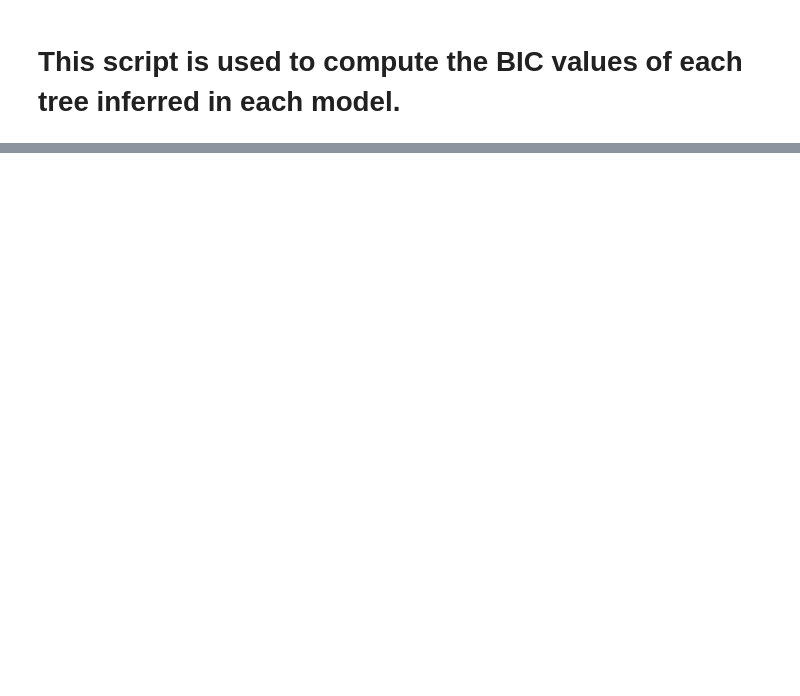
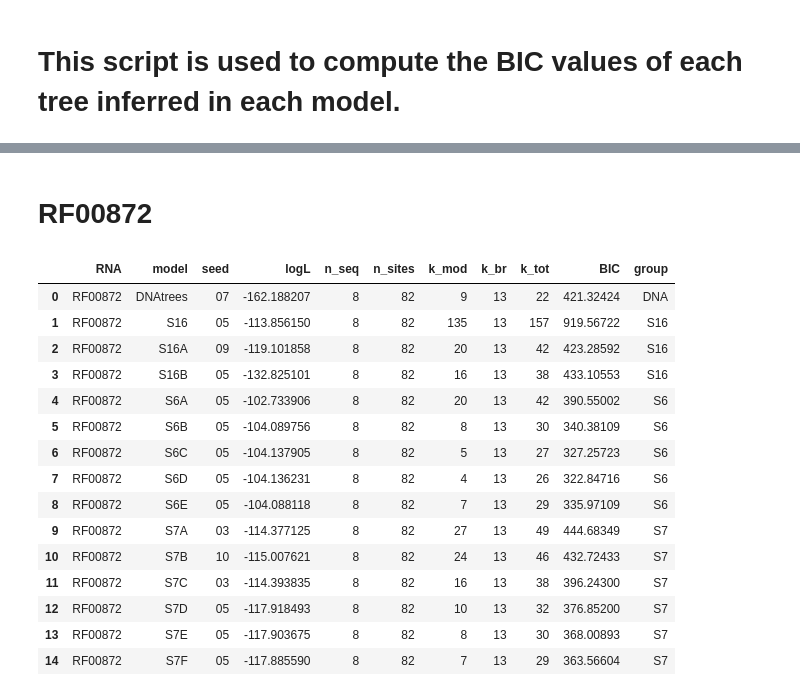
Before and after one commit to vannguyenh/RNAPhylo, a Jupyter notebook: scripts/analysis_scripts/TreeComparison_BIC_LH.ipynb, the cells around one changed output, grey strips where cells are left out. Saved outputs shown, nothing was run; the diff lists cells and outputs as text; code cells hidden in the pictures; blank space fills up the shorter version.

```diff
--- a/scripts/analysis_scripts/TreeComparison_BIC_LH.ipynb
+++ b/scripts/analysis_scripts/TreeComparison_BIC_LH.ipynb
@@ -141,0 +209,30 @@ TypeError: unsupported operand type(s) for *: 'int' and 'NoneType'
+# %% [markdown]
+# RF00872
+# %%
+df_00872 = df[df['RNA'] =='RF00872' ]
+
+# within each model, pick the replicate with highest logL
+idx_ll = df_00872.groupby('model')['logL'].idxmax()
+best_by_ll = df_00872.loc[idx_ll].reset_index(drop=True)
+
+# tag each model's family: S6*, S7*, S16*
+best_by_ll['group'] = best_by_ll['model'].str.extract(r'^(S6|S7|S16|DNA)')
+
+best_by_ll
+# %% [output]
+|  | RNA | model | seed | logL | n_seq | n_sites | k_mod | k_br | k_tot | BIC | group |
+| 0 | RF00872 | DNAtrees | 07 | -162.188207 | 8 | 82 | 9 | 13 | 22 | 421.32424 | DNA |
+| 1 | RF00872 | S16 | 05 | -113.856150 | 8 | 82 | 135 | 13 | 157 | 919.56722 | S16 |
+| 2 | RF00872 | S16A | 09 | -119.101858 | 8 | 82 | 20 | 13 | 42 | 423.28592 | S16 |
+| 3 | RF00872 | S16B | 05 | -132.825101 | 8 | 82 | 16 | 13 | 38 | 433.10553 | S16 |
+| 4 | RF00872 | S6A | 05 | -102.733906 | 8 | 82 | 20 | 13 | 42 | 390.55002 | S6 |
+| 5 | RF00872 | S6B | 05 | -104.089756 | 8 | 82 | 8 | 13 | 30 | 340.38109 | S6 |
+| 6 | RF00872 | S6C | 05 | -104.137905 | 8 | 82 | 5 | 13 | 27 | 327.25723 | S6 |
+| 7 | RF00872 | S6D | 05 | -104.136231 | 8 | 82 | 4 | 13 | 26 | 322.84716 | S6 |
+| 8 | RF00872 | S6E | 05 | -104.088118 | 8 | 82 | 7 | 13 | 29 | 335.97109 | S6 |
+| 9 | RF00872 | S7A | 03 | -114.377125 | 8 | 82 | 27 | 13 | 49 | 444.68349 | S7 |
+| 10 | RF00872 | S7B | 10 | -115.007621 | 8 | 82 | 24 | 13 | 46 | 432.72433 | S7 |
+| 11 | RF00872 | S7C | 03 | -114.393835 | 8 | 82 | 16 | 13 | 38 | 396.24300 | S7 |
+| 12 | RF00872 | S7D | 05 | -117.918493 | 8 | 82 | 10 | 13 | 32 | 376.85200 | S7 |
+| 13 | RF00872 | S7E | 05 | -117.903675 | 8 | 82 | 8 | 13 | 30 | 368.00893 | S7 |
+| 14 | RF00872 | S7F | 05 | -117.885590 | 8 | 82 | 7 | 13 | 29 | 363.56604 | S7 |
```
Also changed, not shown: parts of 12 cells of this notebook.
